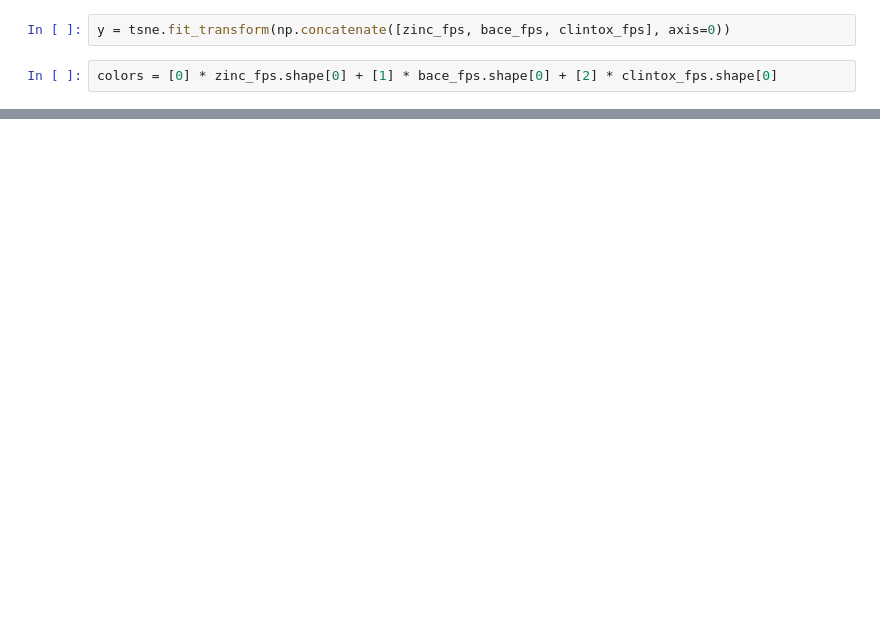
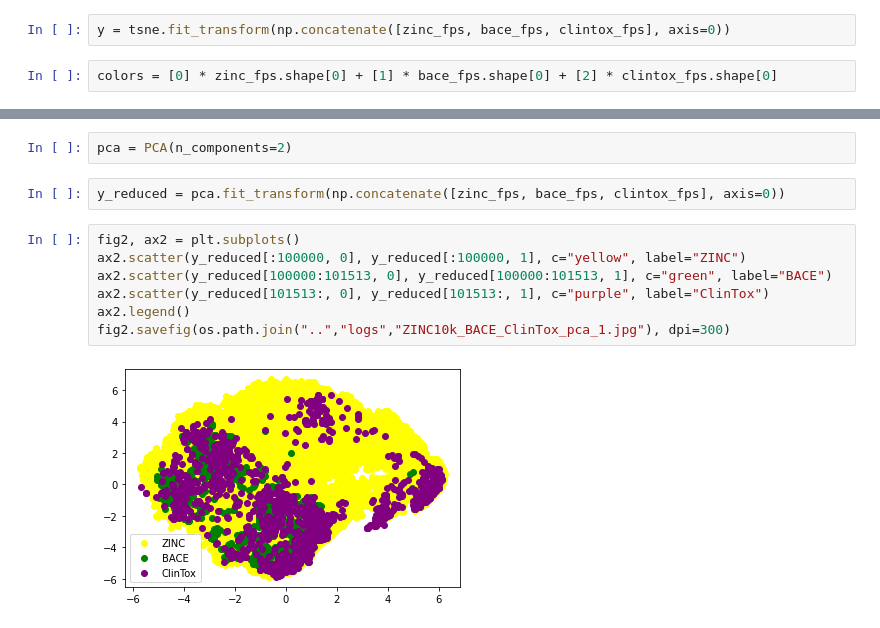
Before and after one commit to thomasly/slgnn, a Jupyter notebook: notebooks/Untitled.ipynb, the cells around one changed output, grey strips where cells are left out. Cells and saved outputs as stored; diff of their text form; blank space fills up the shorter version.

```diff
--- a/notebooks/Untitled.ipynb
+++ b/notebooks/Untitled.ipynb
@@ -43,0 +45,13 @@ fig.savefig(os.path.join("..","logs","ZINC10k_BACE_ClinTox_tsne.jpg"), dpi=300)
+# %%
+pca = PCA(n_components=2)
+# %%
+y_reduced = pca.fit_transform(np.concatenate([zinc_fps, bace_fps, clintox_fps], axis=0))
+# %%
+fig2, ax2 = plt.subplots()
+ax2.scatter(y_reduced[:100000, 0], y_reduced[:100000, 1], c="yellow", label="ZINC")
+ax2.scatter(y_reduced[100000:101513, 0], y_reduced[100000:101513, 1], c="green", label="BACE")
+ax2.scatter(y_reduced[101513:, 0], y_reduced[101513:, 1], c="purple", label="ClinTox")
+ax2.legend()
+fig2.savefig(os.path.join("..","logs","ZINC10k_BACE_ClinTox_pca_1.jpg"), dpi=300)
+# %% [output]
+[figure, added]
```
Also changed, not shown: parts of 5 cells of this notebook, 1 other file.
